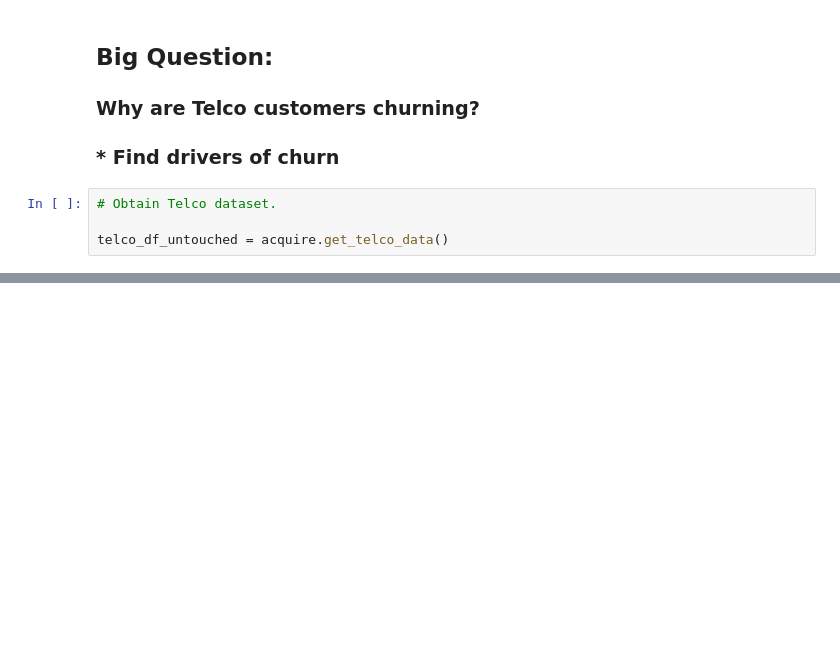
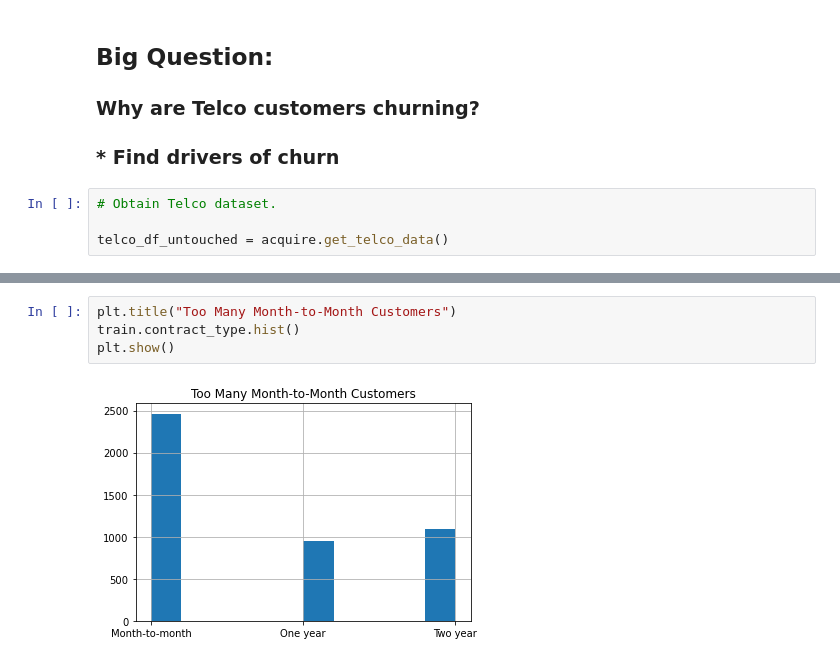
Before and after one commit to brentschriver/classification-exercises, a Jupyter notebook: Classification Project.ipynb, the cells around one changed output, grey strips where cells are left out. Drawn from its saved outputs; the diff is of its cells as text; blank space fills up the shorter version.

```diff
--- a/Classification Project.ipynb
+++ b/Classification Project.ipynb
@@ -65,0 +78,6 @@ prep_telco(telco_df_untouched)
+# %%
+plt.title("Too Many Month-to-Month Customers")
+train.contract_type.hist()
+plt.show()
+# %% [output]
+[figure, added]
```
Also changed, not shown: parts of 19 cells of this notebook, 1 other file.
